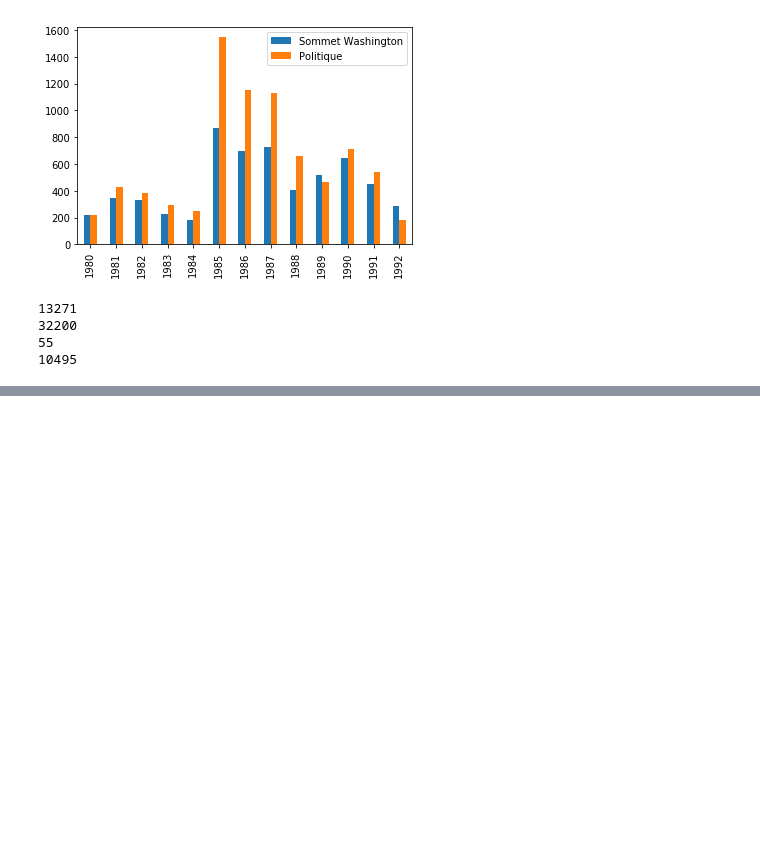
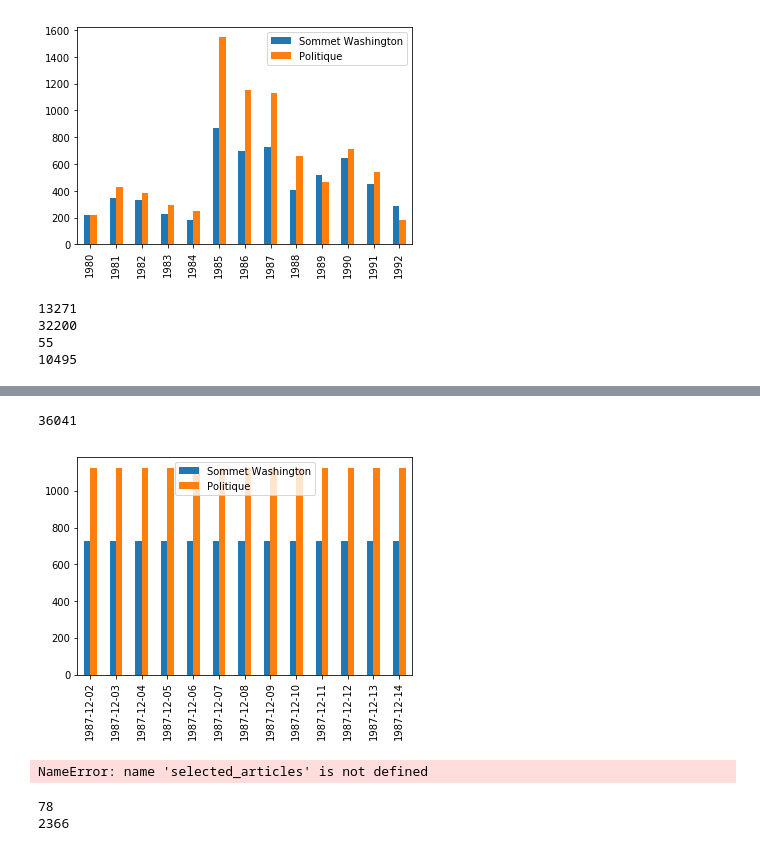
Before and after one commit to AAA97AAA/Gorbi, a Jupyter notebook: finalV2.ipynb, the cells around one changed output, grey strips where cells are left out. Saved outputs shown, nothing was run; the diff lists cells and outputs as text; code cells hidden in the pictures; blank space fills up the shorter version.

```diff
--- a/finalV2.ipynb
+++ b/finalV2.ipynb
@@ -342,0 +451,34 @@ KeyboardInterrupt:
+# %%
+# corpus 4 bis on good dates
+
+keywords = ["Sommet", "Washington", "Reagan", "Gorbatchev", "Gorbatchov", "Moscou", "Washington"]
+
+#corpus3, occ3 =read_archive(keywords)
+
+keys = ["Sommet Washington", "Politique"]
+#occ = concatOcc(keywords, keys, occ3)
+#plot_occurences(occ, keys, dates, "corpus3bis")
+
+
+path = "data/JDG-1987-reduced.jsonl.bz2"
+f = BZ2File(path, 'r')
+articles = list(read_jsonlines(f))
+
+d1 = date(1987, 12, 2)
+d2 = date(1987, 12, 14)
+# dates = ["1987-12-02", "1987-12-14"]
+dates = string_dates(d1, d2)
+
+
+corpus4bis, occ4bis = study_file(path, dates, keywords)
+
+occ = concatOcc(keywords, keys, occ4bis)
+plot_occurences(occ, keys, dates, "corpus4bis")
+
+
+
+
+print(len(articles))
+# %% [output]
+36041
+[figure, added]
@@ -342,0 +512,23 @@ KeyboardInterrupt:
+# %%
+for article in articles:
+        json_article = json.loads(article)
+        infos = json_article["id"]
+
+        for date in dates:
+            if str(date) in infos:
+                if(isValid(json_article)):
+                    selected, occurences = isSelected(json_article, keywords)
+
+                    if(selected):
+                        # append to the return articles
+                        selected_articles.append(article)
+                        # add the occurences
+                        occALLArticleOneArchive += occurences
+# %% [output]
+NameError: name 'selected_articles' is not defined
+# %%
+print(len(corpus3bis))
+print(len(corpus4bis))
+# %% [output]
+78
+2366
```
Also changed, not shown: parts of 9 cells of this notebook, 3 other files.
